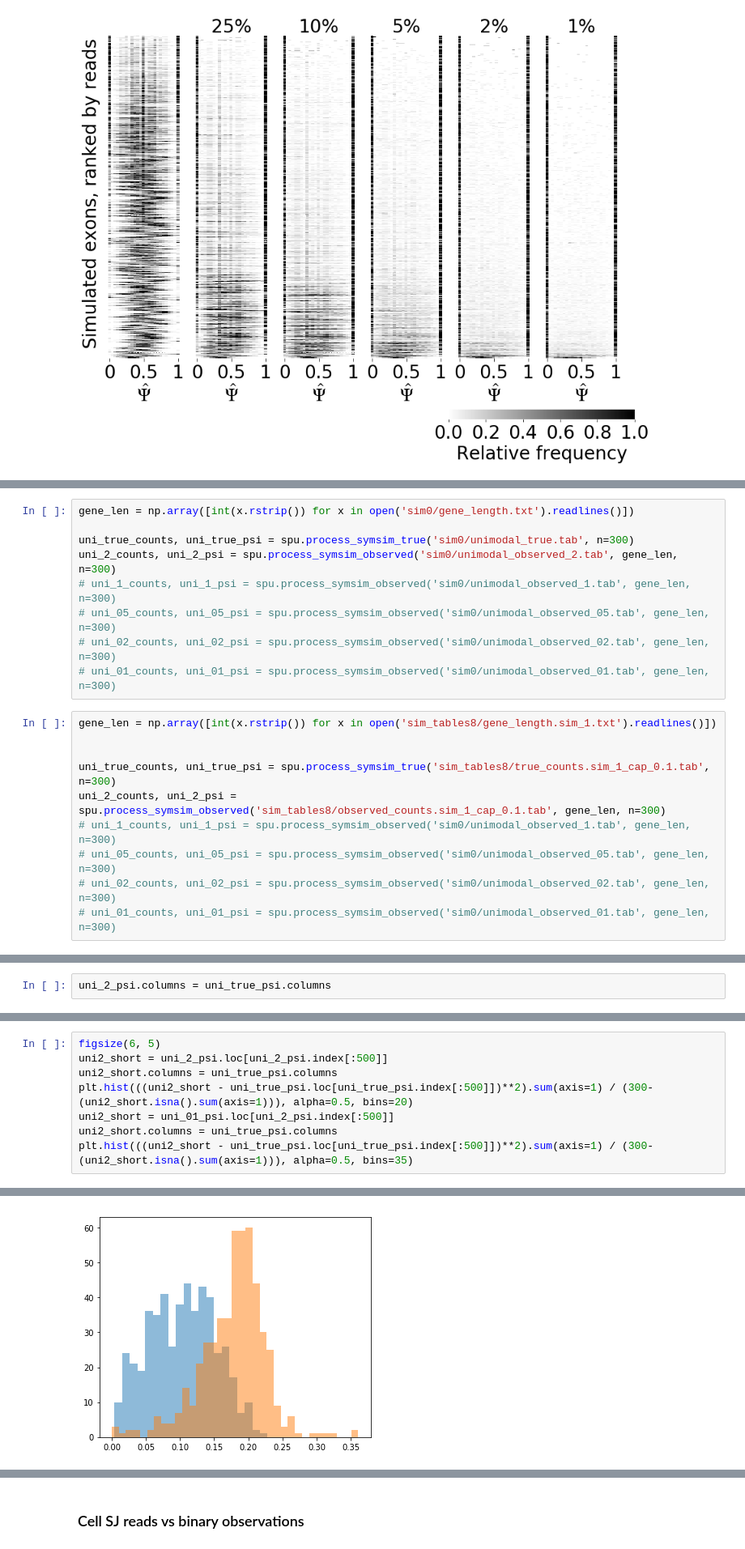
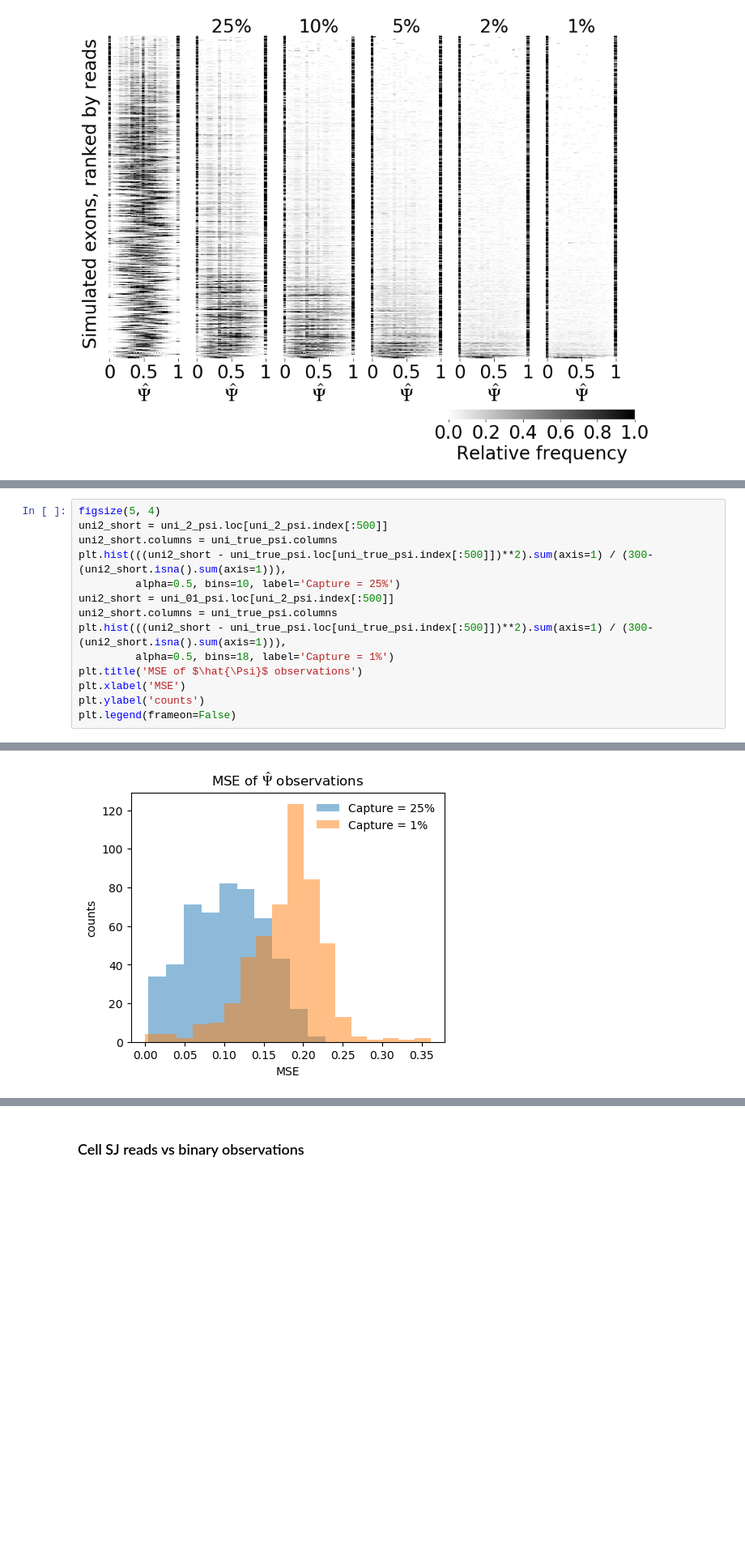
Before and after one commit to lareaulab/sc_binary_splicing, a Jupyter notebook: results/simulations/standard_bias/Simulations.ipynb, the cells around one changed output, grey strips where cells are left out. Shown at 81% size. Saved outputs shown, nothing was run; the diff lists cells and outputs as text; blank space fills up the shorter version.

```diff
--- a/results/simulations/standard_bias/Simulations.ipynb
+++ b/results/simulations/standard_bias/Simulations.ipynb
@@ -194,19 +92,0 @@ scp.plot_histograms(hist_list, dset_name_list, fig_len=10, fig_height = 12, ypos
-# %%
-gene_len = np.array([int(x.rstrip()) for x in open('sim0/gene_length.txt').readlines()])
-
-uni_true_counts, uni_true_psi = spu.process_symsim_true('sim0/unimodal_true.tab', n=300)
-uni_2_counts, uni_2_psi = spu.process_symsim_observed('sim0/unimodal_observed_2.tab', gene_len, n=300)
-# uni_1_counts, uni_1_psi = spu.process_symsim_observed('sim0/unimodal_observed_1.tab', gene_len, n=300)
-# uni_05_counts, uni_05_psi = spu.process_symsim_observed('sim0/unimodal_observed_05.tab', gene_len, n=300)
-# uni_02_counts, uni_02_psi = spu.process_symsim_observed('sim0/unimodal_observed_02.tab', gene_len, n=300)
-# uni_01_counts, uni_01_psi = spu.process_symsim_observed('sim0/unimodal_observed_01.tab', gene_len, n=300)
-# %%
-gene_len = np.array([int(x.rstrip()) for x in open('sim_tables8/gene_length.sim_1.txt').readlines()])
-
-
-uni_true_counts, uni_true_psi = spu.process_symsim_true('sim_tables8/true_counts.sim_1_cap_0.1.tab', n=300)
-uni_2_counts, uni_2_psi = spu.process_symsim_observed('sim_tables8/observed_counts.sim_1_cap_0.1.tab', gene_len, n=300)
-# uni_1_counts, uni_1_psi = spu.process_symsim_observed('sim0/unimodal_observed_1.tab', gene_len, n=300)
-# uni_05_counts, uni_05_psi = spu.process_symsim_observed('sim0/unimodal_observed_05.tab', gene_len, n=300)
-# uni_02_counts, uni_02_psi = spu.process_symsim_observed('sim0/unimodal_observed_02.tab', gene_len, n=300)
-# uni_01_counts, uni_01_psi = spu.process_symsim_observed('sim0/unimodal_observed_01.tab', gene_len, n=300)
@@ -254,2 +92,0 @@ plt.scatter(np.log10(uni_true_counts.sum(axis=1)+1), uni_true_psi.mean(axis=1),
-# %%
-uni_2_psi.columns = uni_true_psi.columns
@@ -269,9 +93,15 @@ plt.hist(((uni_true_psi - uni_2_psi)**2).sum(axis=1)/(300-uni_2_psi.isna().sum(a
 # %%
-figsize(6, 5)
+figsize(5, 4)
 uni2_short = uni_2_psi.loc[uni_2_psi.index[:500]]
 uni2_short.columns = uni_true_psi.columns
-plt.hist(((uni2_short - uni_true_psi.loc[uni_true_psi.index[:500]])**2).sum(axis=1) / (300-(uni2_short.isna().sum(axis=1))), alpha=0.5, bins=20)
+plt.hist(((uni2_short - uni_true_psi.loc[uni_true_psi.index[:500]])**2).sum(axis=1) / (300-(uni2_short.isna().sum(axis=1))),
+         alpha=0.5, bins=10, label='Capture = 25%')
 uni2_short = uni_01_psi.loc[uni_2_psi.index[:500]]
 uni2_short.columns = uni_true_psi.columns
-plt.hist(((uni2_short - uni_true_psi.loc[uni_true_psi.index[:500]])**2).sum(axis=1) / (300-(uni2_short.isna().sum(axis=1))), alpha=0.5, bins=35)
+plt.hist(((uni2_short - uni_true_psi.loc[uni_true_psi.index[:500]])**2).sum(axis=1) / (300-(uni2_short.isna().sum(axis=1))),
+         alpha=0.5, bins=18, label='Capture = 1%')
+plt.title('MSE of $\hat{\Psi}$ observations')
+plt.xlabel('MSE')
+plt.ylabel('counts')
+plt.legend(frameon=False)
 # %% [output]
@@ -290 +109 @@ plt.hist(((uni2_short - uni_true_psi.loc[uni_true_psi.index[:500]])**2).sum(axis
-[figure, old version]
+[figure, new version]
```
Also changed, not shown: parts of 35 cells of this notebook, 47 other files.
